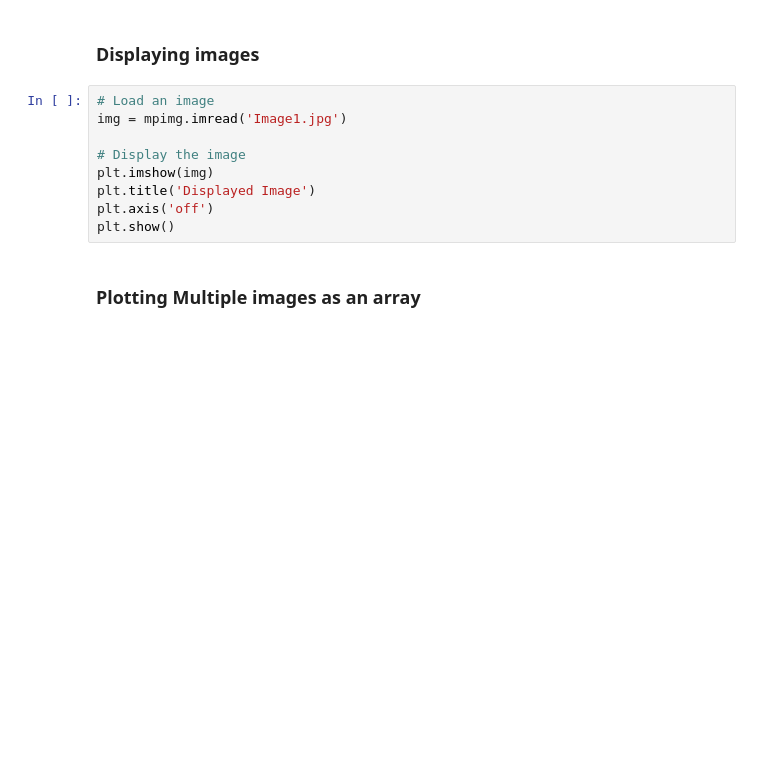
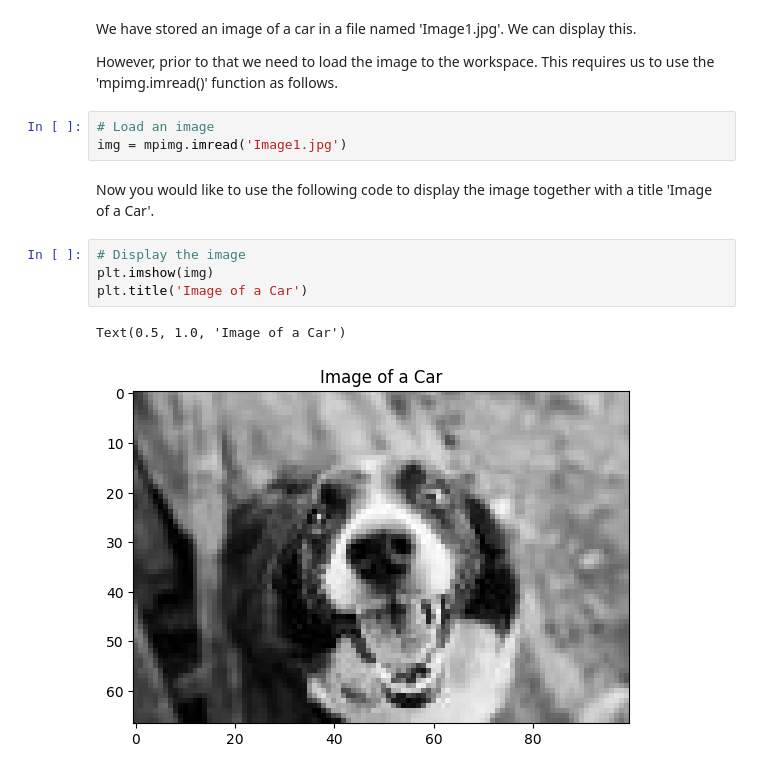
Before and after one commit to asciicorp/ai-club-notebook, a Jupyter notebook: content/week-3/images-with-matplotlib.ipynb, the cells around one changed output. Drawn from its saved outputs; the diff is of its cells as text; blank space fills up the shorter version.

```diff
--- a/content/week-3/images-with-matplotlib.ipynb
+++ b/content/week-3/images-with-matplotlib.ipynb
@@ -9,13 +12,16 @@ img = mpimg.imread('Image1.jpg')  # Replace 'image.jpg' with your image file's p
-# %% [markdown]
-### Displaying images
+# %% [markdown]
+We have stored an image of a car in a file named 'Image1.jpg'. We can display this.
+
+However, prior to that we need to load the image to the workspace. This requires us to use the 'mpimg.imread()' function as follows.
 # %%
 # Load an image
 img = mpimg.imread('Image1.jpg')
-
-# Display the image
-plt.imshow(img)
-plt.title('Displayed Image')
-plt.axis('off')
-plt.show()
-# %% [markdown]
-### Plotting Multiple images as an array
+# %% [markdown]
+Now you would like to use the following code to display the image together with a title 'Image of a Car'.
+# %%
+# Display the image
+plt.imshow(img)
+plt.title('Image of a Car')
+# %% [output]
+Text(0.5, 1.0, 'Image of a Car')
+[figure, added]
```
Also changed, not shown: parts of 6 cells of this notebook, 4 other files.
